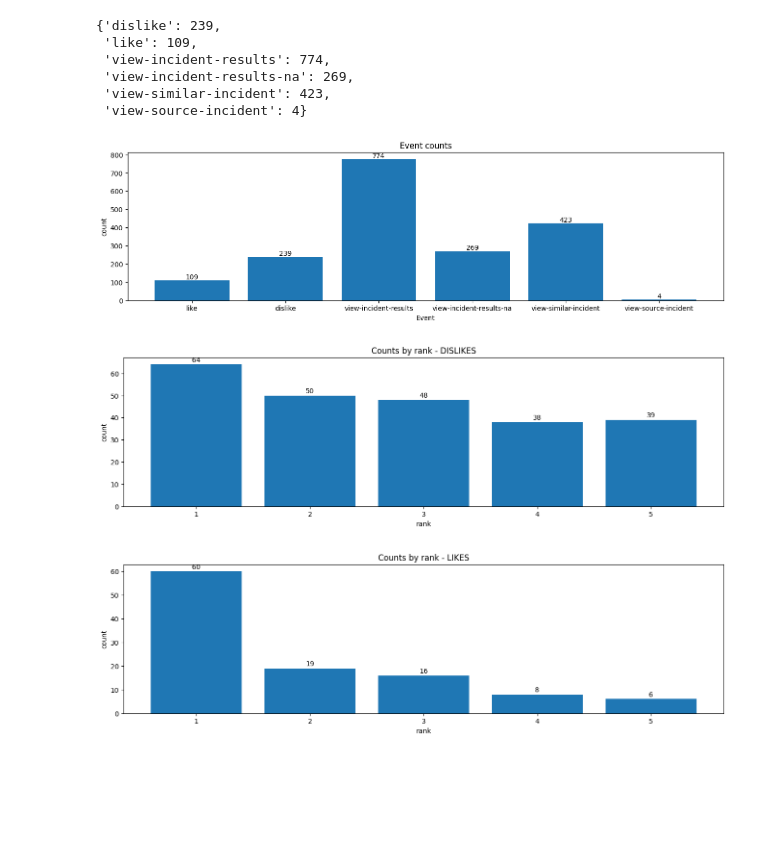
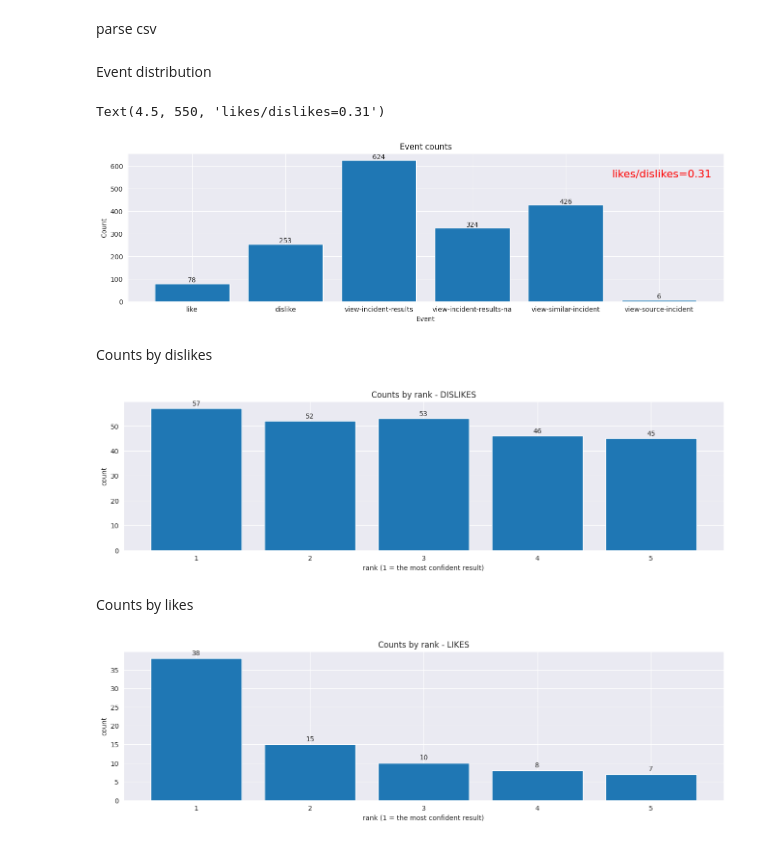
Before and after one commit to the-mama-ai/msearch_csas_ux_analysis, a Jupyter notebook: analysis.ipynb, the cells around one changed output. Saved outputs shown, nothing was run; the diff lists cells and outputs as text; code cells hidden in the pictures; blank space fills up the shorter version.

Commit message:
* time filtering * more statistics visualization * code refactor

```diff
--- a/analysis.ipynb
+++ b/analysis.ipynb
@@ -4,59 +6,80 @@ from matplotlib import pyplot as plt
+# %% [markdown]
+parse csv
 # %%
-csv_file_path = 'ui_logs_2023-03-15 22_12_03.708255.csv'
+csv_file_path = 'ui_logs_2023-03-20 16_29_49.774183.csv'
 
-events, event_counts = parse_all_events_from_csv(csv_file_path)
+events = filter_events_by_time(
+    events=parse_all_events_from_csv(csv_file_path),
+    date_from=date(2023, 3, 6)
+)
+# %% [markdown]
+Event distribution
 # %%
-pprint(event_counts)
+event_counts: dict[EventType, int] = get_event_type_counts(events)
 
-event_types = list(event_counts.keys())
-counts = list(event_counts.values())
 f, ax = plt.subplots(figsize=(16, 4))
-plt.bar(range(len(event_types)), counts, tick_label=event_types)
+plt.bar(
+    x=range(len(event_counts)),
+    height=event_counts.values(),
+    tick_label=[event_type.value for event_type in event_counts.keys()]
+)
 plt.title('Event counts')
 plt.xlabel('Event')
-plt.ylabel('count')
+plt.ylabel('Count')
 # add the count above each bar
-for i, count in enumerate(counts):
+for i, count in enumerate(event_counts.values()):
     ax.text(i, count + 0.5, str(count), ha='center', va='bottom')
+
+ax.text(4.5, 550, f"likes/dislikes={float(event_counts[EventType.LIKE] / event_counts[EventType.DISLIKE]):.2f}",
+        color='red', size=16)
 # %% [output]
-{'dislike': 239,
- 'like': 109,
- 'view-incident-results': 774,
- 'view-incident-results-na': 269,
- 'view-similar-incident': 423,
- 'view-source-incident': 4}
+Text(4.5, 550, 'likes/dislikes=0.31')
-[figure, old version]
+[figure, new version]
+# %% [markdown]
+Counts by dislikes
 # %%
-dislike_events = [event for event in events if event.event_type == EventType.DISLIKE.value]
+dislike_events: list[Event] = [event for event in events if event.event_type == EventType.DISLIKE]
+
+rank_count_dislikes: dict[int, int] = {i: 0 for i in range(5)}
 dislike_event: Event
-rank_count: dict[int, int] = {i: 0 for i in range(5)}
 for dislike_event in dislike_events:
-    rank_count[dislike_event.rank] += 1
+    rank_count_dislikes[dislike_event.rank] += 1
 
 f, ax = plt.subplots(figsize=(16, 4))
-plt.bar(range(len(rank_count)), rank_count.values(), tick_label=list(range(1, 6)))
+plt.bar(
+    x=range(len(rank_count_dislikes)),
+    height=rank_count_dislikes.values(),
+    tick_label=list(range(1, 6))
+)
 plt.title('Counts by rank - DISLIKES')
-plt.xlabel('rank')
+plt.xlabel('rank (1 = the most confident result)')
 plt.ylabel('count')
 # add the count above each bar
-for i, count in enumerate(rank_count.values()):
+for i, count in enumerate(rank_count_dislikes.values()):
     ax.text(i, count + 0.5, str(count), ha='center', va='bottom')
 # %% [output]
-[figure, old version]
+[figure, new version]
+# %% [markdown]
+Counts by likes
 # %%
+like_events: list[Event] = [event for event in events if event.event_type == EventType.LIKE]
+
+rank_count_likes: dict[int, int] = {i: 0 for i in range(5)}
 like_event: Event
-rank_count: dict[int, int] = {i: 0 for i in range(5)}
-like_events = [event for event in events if event.event_type == EventType.LIKE.value]
 for like_event in like_events:
-    rank_count[like_event.rank] += 1
+    rank_count_likes[like_event.rank] += 1
 
 f, ax = plt.subplots(figsize=(16, 4))
-plt.bar(range(len(rank_count)), rank_count.values(), tick_label=list(range(1, 6)))
+plt.bar(
+    range(len(rank_count_likes)),
+    rank_count_likes.values(),
+    tick_label=list(range(1, 6))
+)
 plt.title('Counts by rank - LIKES')
-plt.xlabel('rank')
+plt.xlabel('rank (1 = the most confident result)')
 plt.ylabel('count')
 # add the count above each bar
-for i, count in enumerate(rank_count.values()):
+for i, count in enumerate(rank_count_likes.values()):
     ax.text(i, count + 0.5, str(count), ha='center', va='bottom')
 # %% [output]
-[figure, old version]
+[figure, new version]
```
Also changed, not shown: parts of 21 cells of this notebook, 10 other files.
